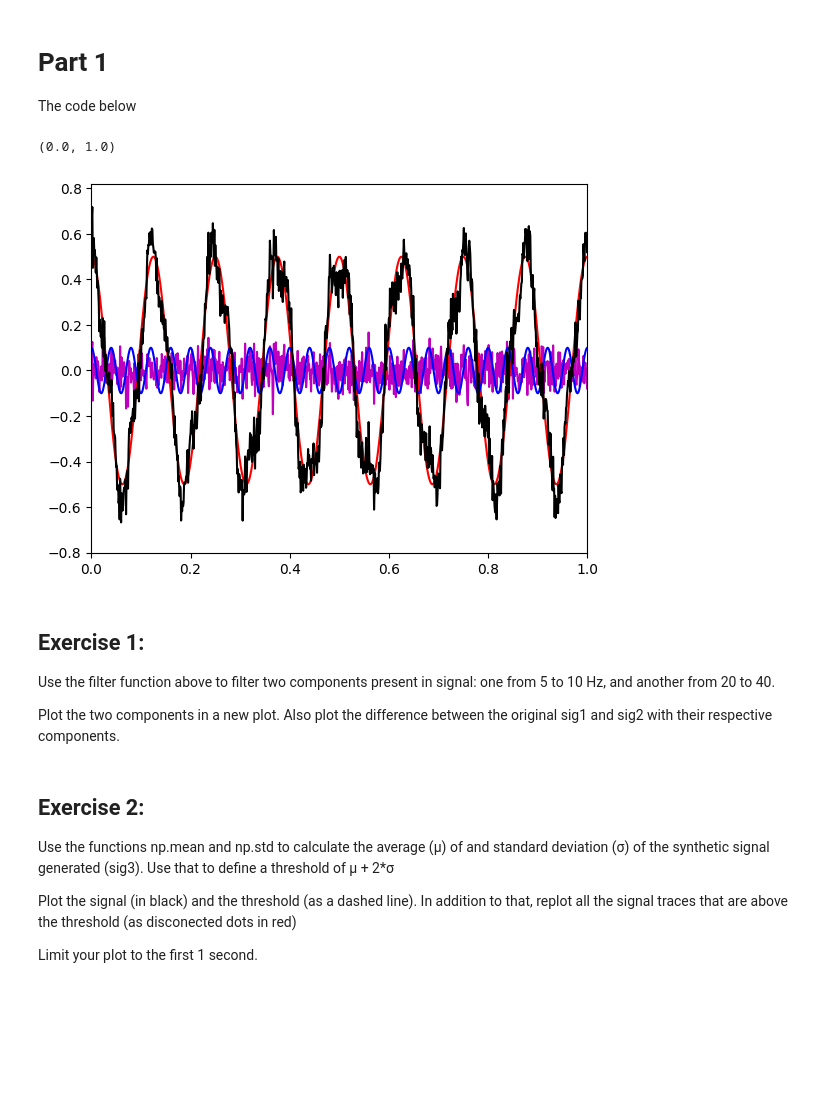
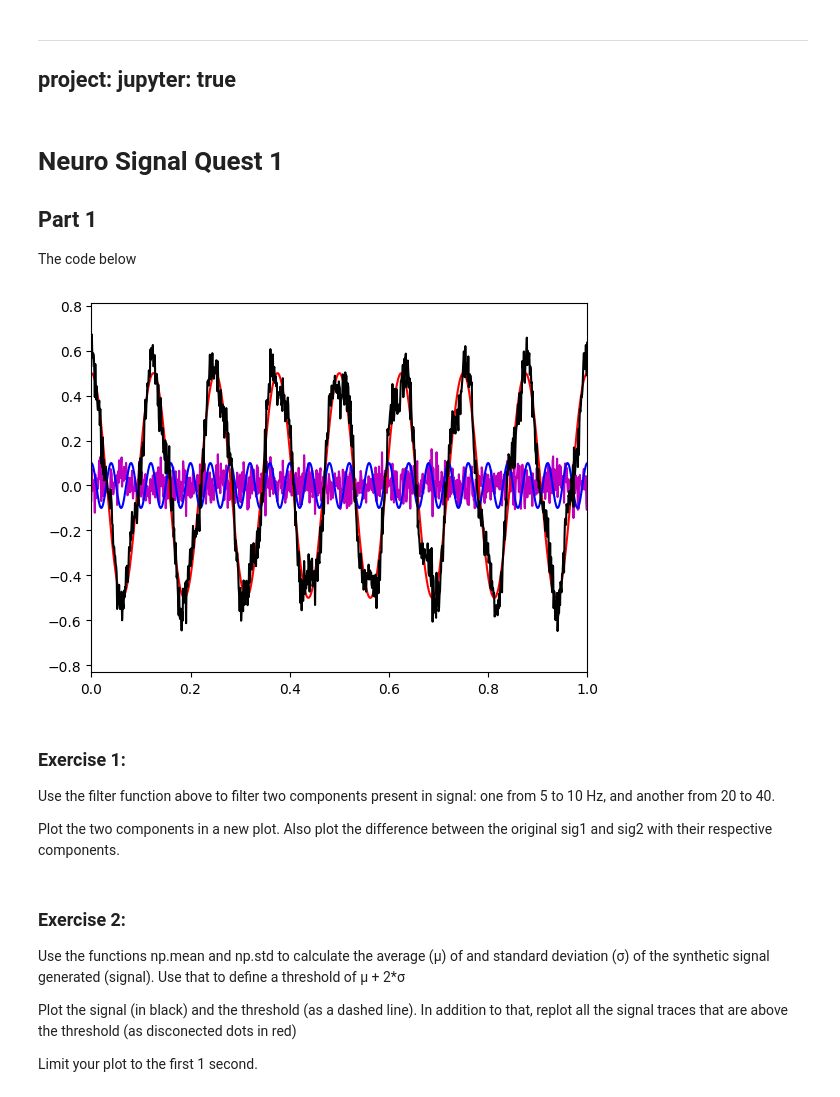
Before and after one commit to bryancsouza/Programming-Quests, a Jupyter notebook: chapters/neuro-signal-quest1.ipynb, the cells around one changed output. Cells and saved outputs as stored; diff of their text form; code cells hidden in the pictures; blank space fills up the shorter version.

```diff
--- a/chapters/neuro-signal-quest1.ipynb
+++ b/chapters/neuro-signal-quest1.ipynb
@@ -1,25 +1,33 @@
+# %% [markdown]
+---
+project:
+    jupyter: true
+---
 # %% [markdown]
-# Part 1
+
+# Neuro Signal Quest 1
+
+## Part 1
 
 The code below
 # %%
 import numpy as np
 import matplotlib.pyplot as plt
 
 time = np.arange(0,100,0.001)
 sig1 = 0.5*np.cos(time*2*np.pi*8)
 sig2 = 0.1*np.cos(time*2*np.pi*25)
 noise = 0.05*np.random.randn(time.shape[0])
 
-sig3 = sig1+sig2+noise
+signal = sig1+sig2+noise
 plt.plot(time, noise,'m')
 plt.plot(time, sig1,'r')
 plt.plot(time, sig2,'b')
-plt.plot(time, sig3,'k')
+plt.plot(time, signal,'k')
 plt.xlim((0,1))
+plt.show()
 # %% [output]
-(0.0, 1.0)
-[figure, old version]
+[figure, new version]
 # %%
 def filter(signal, f_low, f_high):
 
@@ -26,6 +36,6 @@ def filter(signal, f_low, f_high):
   return signal
 # %% [markdown]
-## Exercise 1:
+### Exercise 1:
 
 Use the filter function above to filter two components present in signal: one from 5 to 10 Hz, and another from 20 to 40.
 
@@ -33,7 +45,7 @@ Plot the two components in a new plot. Also plot the difference between the orig
 # %% [markdown]
-## Exercise 2:
+### Exercise 2:
 
-Use the functions np.mean and np.std to calculate the average (μ) of and standard deviation (σ) of the synthetic signal generated (sig3). Use that to define a threshold of μ + 2*σ
+Use the functions np.mean and np.std to calculate the average (μ) of and standard deviation (σ) of the synthetic signal generated (signal). Use that to define a threshold of μ + 2*σ
 
 Plot the signal (in black) and the threshold (as a dashed line). In addition to that, replot all the signal traces that are above the threshold (as disconected dots in red)
 
```
Also changed, not shown: parts of 8 cells of this notebook, 1 other file.
